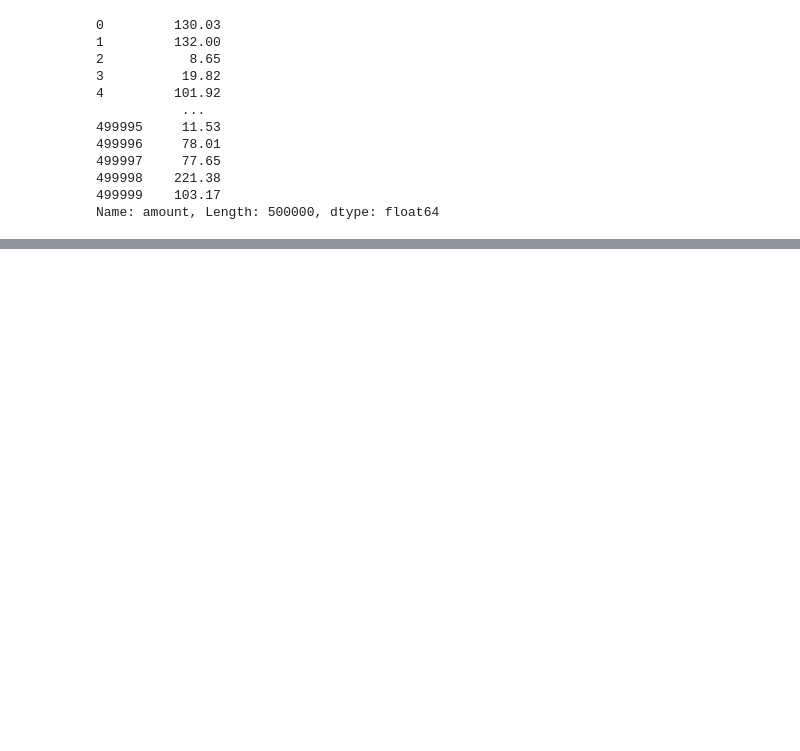
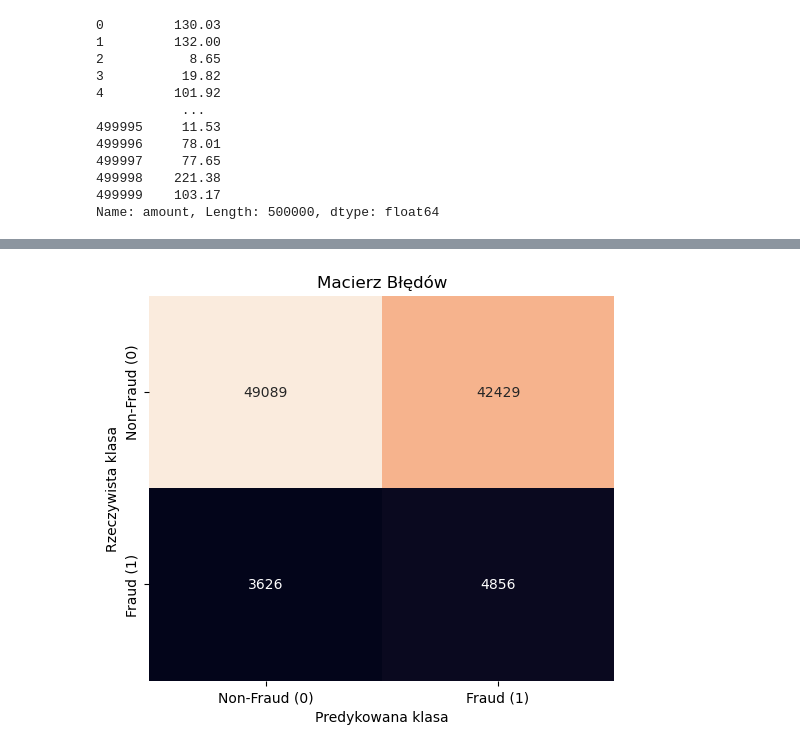
Before and after one commit to AleksanderWWW/gen-z4ikers, a Jupyter notebook: eda.ipynb, the cells around one changed output, grey strips where cells are left out. Cells and saved outputs as stored; diff of their text form; code cells hidden in the pictures; blank space fills up the shorter version.

Commit message:
log regression, merchants and their frauds, data processing

```diff
--- a/eda.ipynb
+++ b/eda.ipynb
@@ -144,0 +2092,92 @@ Name: amount, Length: 500000, dtype: float64
+# %%
+
+import pandas as pd
+import numpy as np
+from sklearn.linear_model import LogisticRegression
+from sklearn.metrics import (
+    accuracy_score,
+    classification_report,
+    roc_auc_score,
+    confusion_matrix
+)
+import matplotlib.pyplot as plt
+import seaborn as sns
+
+# --- Konfiguracja Fazy 2 ---
+TARGET_COL = 'is_fraud'
+RANDOM_STATE = 42  # dla powtarzalności
+
+# Sprawdzenie obecności danych z Fazy 1
+for var in ['X_train_processed', 'y_train', 'X_test_processed', 'y_test']:
+    if var not in locals() or locals()[var] is None:
+        raise RuntimeError(f"Brak zmiennej {var}. Uruchom fazę 1 w tej samej sesji.")
+
+print("--- ROZPOCZYNAM FAZĘ 2: BUDOWA I TRENING MODELU ---")
+
+# --- Krok 1: Inicjalizacja Modelu z ręcznie dobranymi hiperparametrami ---
+# Na podstawie doświadczenia: l2-regularizacja, C=0.1, solver='saga', class_weight='balanced'
+print("\n--- 1.1: Inicjalizacja modelu LogisticRegression ---")
+model = LogisticRegression(
+    penalty='l2',           # L2 regularization
+    C=0.1,                  # strength of regularization
+    class_weight='balanced',# uwzględnienie niezbalansowania
+    solver='saga',          # szybki solver dla l1/l2, skalowalny
+    max_iter=1000,          # wystarczająco dużo iteracji na zbieżność
+    random_state=RANDOM_STATE,
+    n_jobs=-1
+)
+print("Model przygotowany:", model)
+
+# --- Krok 2: Trening Modelu ---
+print("\n--- 2.1: Trening modelu na danych treningowych ---")
+print(f"Rozmiar zbioru treningowego: {X_train_processed.shape[0]} próbek")
+model.fit(X_train_processed, y_train)
+print("Model wytrenowany pomyślnie.")
+
+# --- Krok 3: Predykcja na Zbiorze Testowym ---
+print("\n--- 3.1: Predykcja na zbiorze testowym ---")
+y_proba = model.predict_proba(X_test_processed)[:, 1]
+y_pred = model.predict(X_test_processed)
+print("Predykcje wykonane.")
+
+# --- Krok 4: Ewaluacja Modelu ---
+print("\n--- 4.1: Ewaluacja modelu ---")
+acc = accuracy_score(y_test, y_pred)
+roc = roc_auc_score(y_test, y_proba)
+print(f"Accuracy Score: {acc:.4f}")
+print(f"ROC AUC Score: {roc:.4f}\n")
+
+print("Classification Report:")
+print(classification_report(y_test, y_pred, target_names=['Non-Fraud (0)', 'Fraud (1)']))
+
+cm = confusion_matrix(y_test, y_pred)
+print("\nConfusion Matrix:")
+print(cm)
+
+plt.figure(figsize=(6,5))
+sns.heatmap(cm, annot=True, fmt='d', cbar=False,
+            xticklabels=['Non-Fraud (0)', 'Fraud (1)'],
+            yticklabels=['Non-Fraud (0)', 'Fraud (1)'])
+plt.xlabel('Predykowana klasa')
+plt.ylabel('Rzeczywista klasa')
+plt.title('Macierz Błędów')
+plt.show()
+
+# --- Krok 5: Analiza transakcji (opcjonalnie) ---
+if 'X_test_transaction_ids' in locals() and X_test_transaction_ids is not None:
+    print("\n--- 5.1: Przykłady predykcji z transaction_id ---")
+    results_df = pd.DataFrame({
+        'transaction_id': X_test_transaction_ids.values,
+        'actual':       y_test.reset_index(drop=True),
+        'predicted':    y_pred,
+        'proba_fraud':  y_proba
+    })
+    print("\nPrzykładowe fraudy (predicted=1):")
+    print(results_df[results_df.predicted == 1].head(10).to_string())
+    print("\nFalse Positives:")
+    print(results_df[(results_df.actual==0)&(results_df.predicted==1)].head(5).to_string())
+    print("\nFalse Negatives:")
+    print(results_df[(results_df.actual==1)&(results_df.predicted==0)].head(5).to_string())
+
+print("\n--- FAZA 2 ZAKOŃCZONA ---")
+# %% [output]
@@ -144,0 +2201 @@ Name: amount, Length: 500000, dtype: float64
+[figure, added]
```
Also changed, not shown: parts of 22 cells of this notebook.
